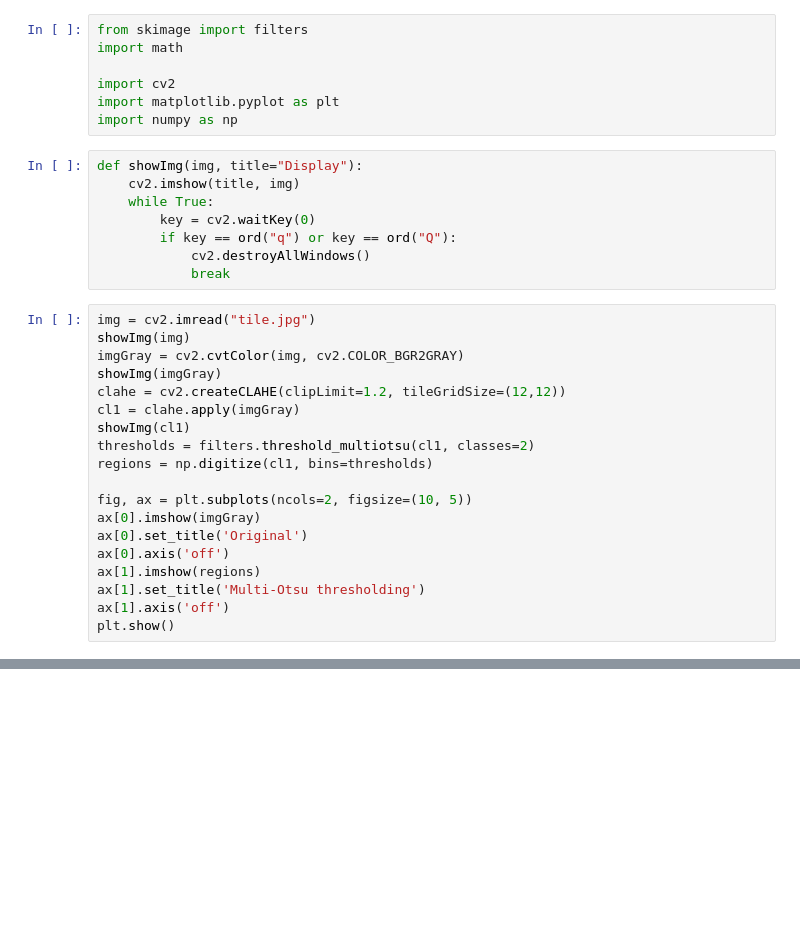
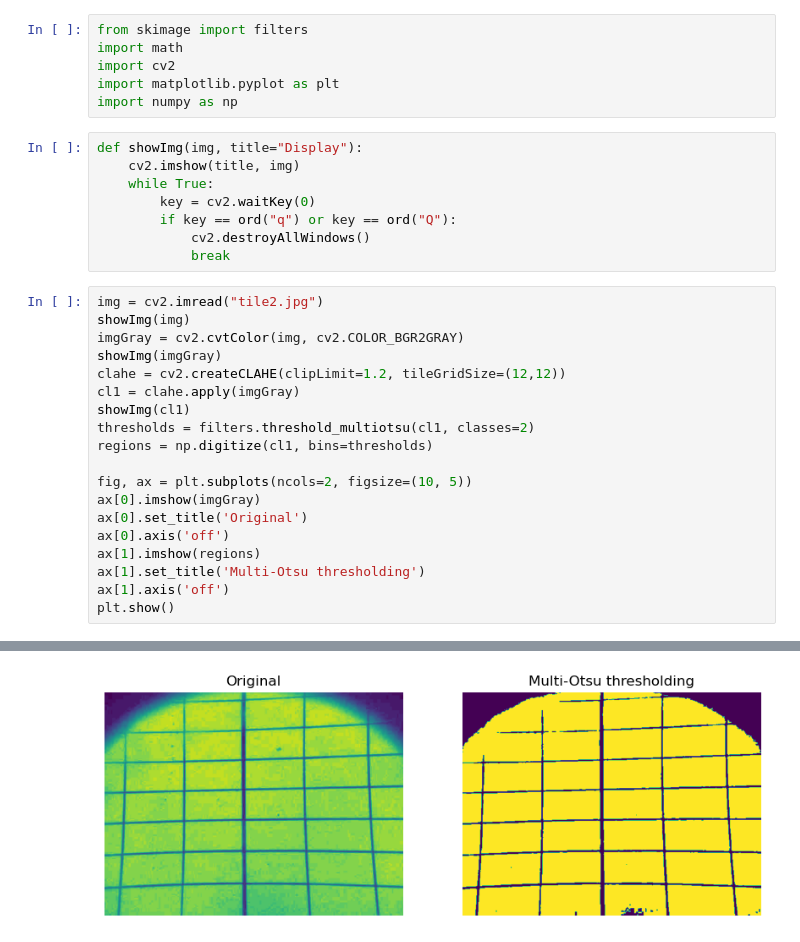
Before and after one commit to Hornet9Software/camera_ws, a Jupyter notebook: camera/camera/poolLines.ipynb, the cells around one changed output, grey strips where cells are left out. Cells and saved outputs as stored; diff of their text form; blank space fills up the shorter version.

```diff
--- a/camera/camera/poolLines.ipynb
+++ b/camera/camera/poolLines.ipynb
@@ -1,7 +1,6 @@
 # %%
 from skimage import filters
 import math
-
 import cv2
 import matplotlib.pyplot as plt
 import numpy as np
@@ -14,7 +13,7 @@ def showImg(img, title="Display"):
             cv2.destroyAllWindows()
             break
 # %%
-img = cv2.imread("tile.jpg")
+img = cv2.imread("tile2.jpg")
 showImg(img)
 imgGray = cv2.cvtColor(img, cv2.COLOR_BGR2GRAY)
 showImg(imgGray)
@@ -37,3 +35,4 @@ qt.qpa.plugin: Could not find the Qt platform plugin "wayland" in "/home/shengbi
+[figure, added]
 # %%
 threshold = (cl1 > thresholds[0])
 threshold = threshold.astype(np.uint8)*255
```
Also changed, not shown: parts of 4 cells of this notebook, 9 other files.
